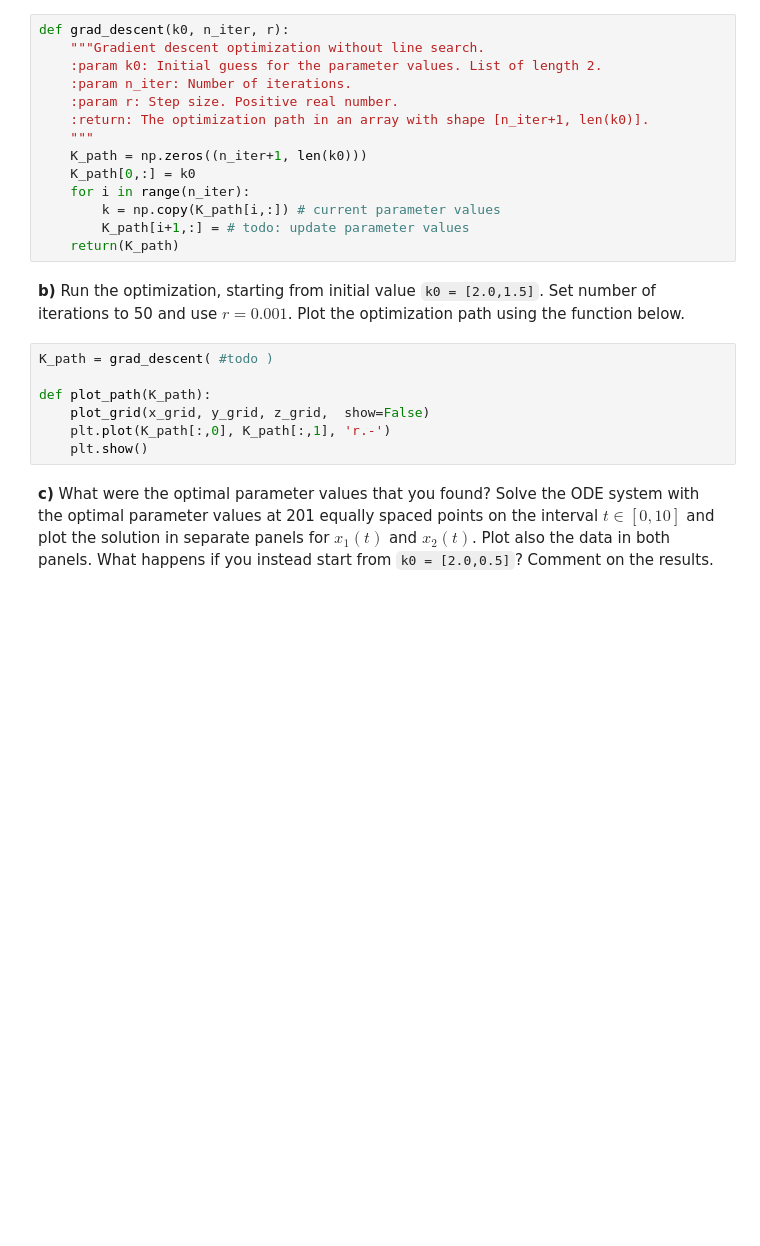
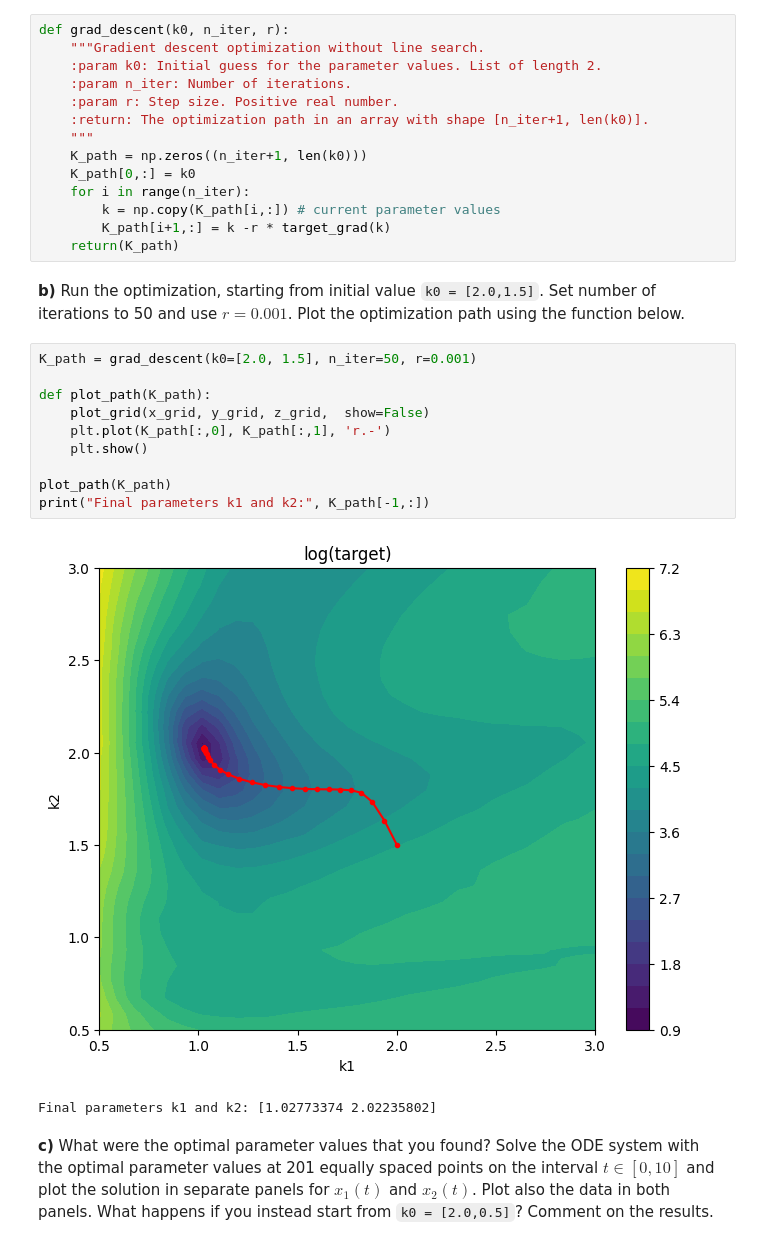
Before and after one commit to SaraVakk/Networks-exercises, a Jupyter notebook: Networks-exercises/Ex2.ipynb, the cells around one changed output. Cells and saved outputs as stored; diff of their text form; blank space fills up the shorter version.

```diff
--- a/Networks-exercises/Ex2.ipynb
+++ b/Networks-exercises/Ex2.ipynb
@@ -293,16 +292,22 @@ def grad_descent(k0, n_iter, r):
     K_path[0,:] = k0
     for i in range(n_iter):
         k = np.copy(K_path[i,:]) # current parameter values
-        K_path[i+1,:] = # todo: update parameter values
+        K_path[i+1,:] = k -r * target_grad(k)
     return(K_path)
 # %% [markdown]
 **b)** Run the optimization, starting from initial value `k0 = [2.0,1.5]`. Set number of iterations to 50 and use $r = 0.001$. Plot the optimization path using the function below.
 # %%
-K_path = grad_descent( #todo )
+K_path = grad_descent(k0=[2.0, 1.5], n_iter=50, r=0.001)
 
 def plot_path(K_path):
     plot_grid(x_grid, y_grid, z_grid,  show=False)
     plt.plot(K_path[:,0], K_path[:,1], 'r.-')
     plt.show()
+
+plot_path(K_path)
+print("Final parameters k1 and k2:", K_path[-1,:])
+# %% [output]
+[figure, added]
+Final parameters k1 and k2: [1.02773374 2.02235802]
 # %% [markdown]
 **c)** What were the optimal parameter values that you found? Solve the ODE system with the optimal parameter values at 201 equally spaced points on the interval $t \in [0, 10]$ and plot the solution in separate panels for $x_1(t)$ and $x_2(t)$. Plot also the data in both panels. What happens if you instead start from `k0 = [2.0,0.5]`? Comment on the results.
```
Also changed, not shown: parts of 9 cells of this notebook.
